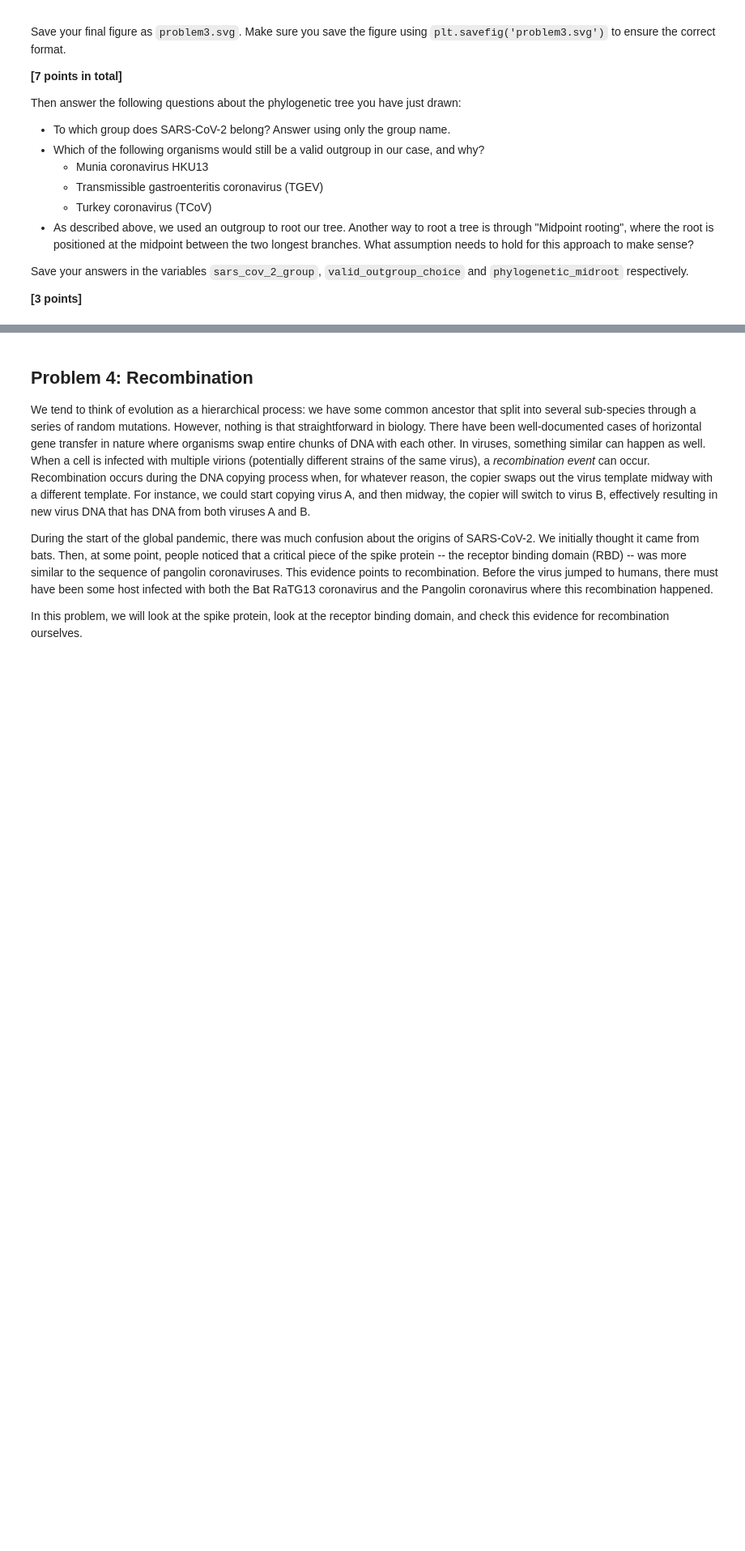
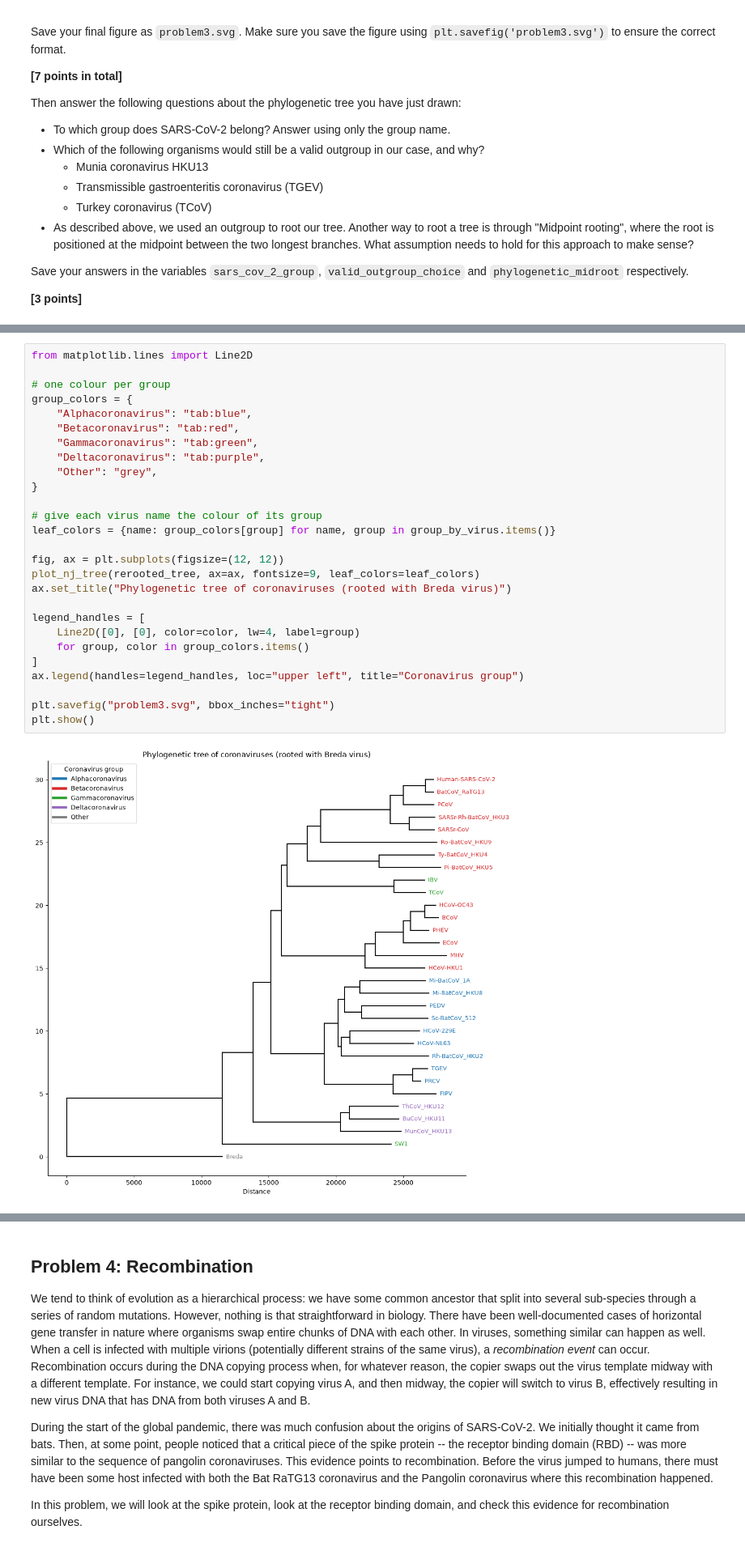
Before and after one commit to anisabrarr/assign_phylo, a Jupyter notebook: phylo_workbook.ipynb, the cells around one changed output, grey strips where cells are left out. Shown at 81% size. Drawn from its saved outputs; the diff is of its cells as text; blank space fills up the shorter version.

Commit message:
Completed Problem 3

```diff
--- a/phylo_workbook.ipynb
+++ b/phylo_workbook.ipynb
@@ -157,0 +294,29 @@ phylogenetic_midroot = """What assumption needs to hold for the midpoint rooting
+# %%
+from matplotlib.lines import Line2D
+
+# one colour per group
+group_colors = {
+    "Alphacoronavirus": "tab:blue",
+    "Betacoronavirus": "tab:red",
+    "Gammacoronavirus": "tab:green",
+    "Deltacoronavirus": "tab:purple",
+    "Other": "grey",
+}
+
+# give each virus name the colour of its group
+leaf_colors = {name: group_colors[group] for name, group in group_by_virus.items()}
+
+fig, ax = plt.subplots(figsize=(12, 12))
+plot_nj_tree(rerooted_tree, ax=ax, fontsize=9, leaf_colors=leaf_colors)
+ax.set_title("Phylogenetic tree of coronaviruses (rooted with Breda virus)")
+
+legend_handles = [
+    Line2D([0], [0], color=color, lw=4, label=group)
+    for group, color in group_colors.items()
+]
+ax.legend(handles=legend_handles, loc="upper left", title="Coronavirus group")
+
+plt.savefig("problem3.svg", bbox_inches="tight")
+plt.show()
+# %% [output]
+[figure, added]
```
Also changed, not shown: parts of 12 cells of this notebook, 2 other files.
